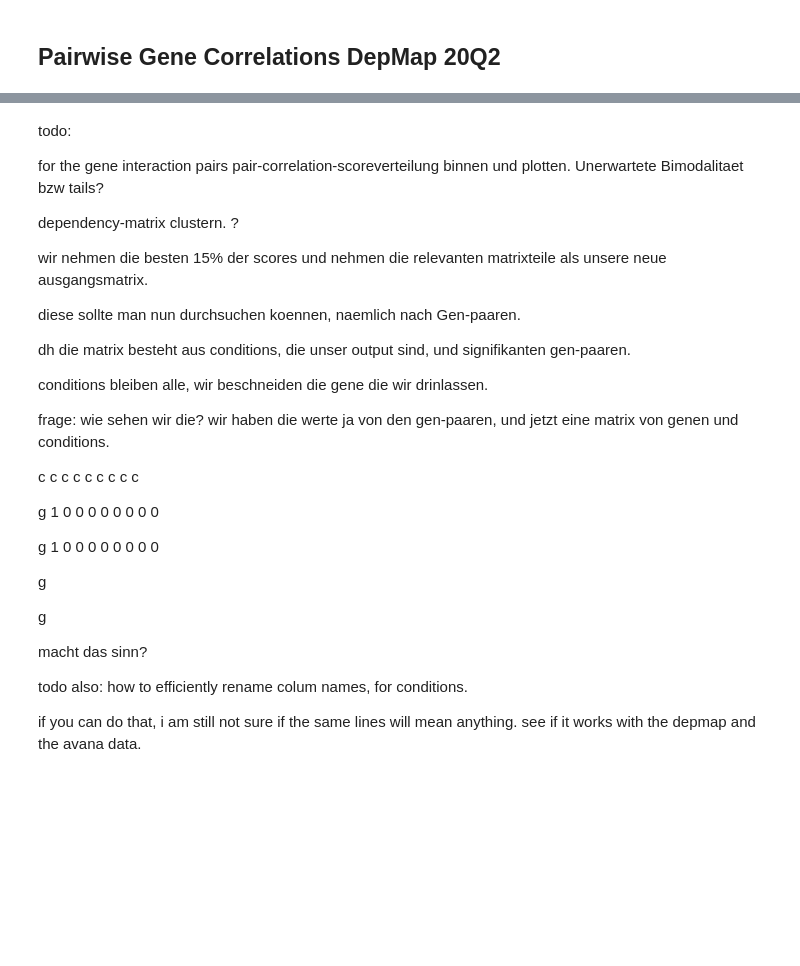
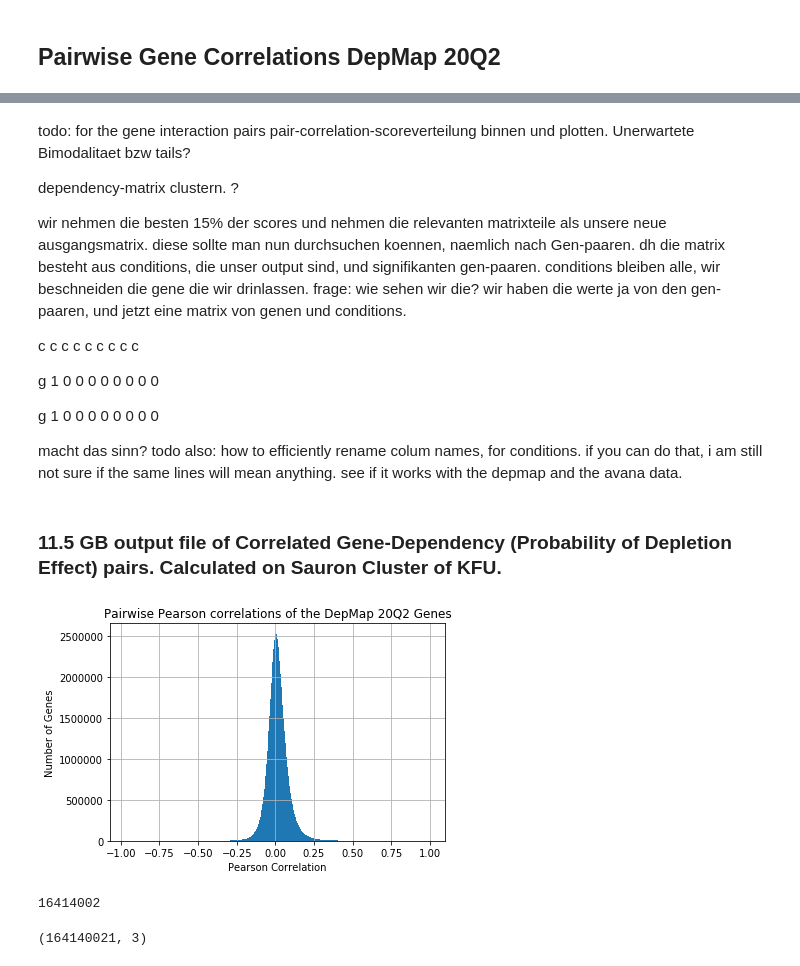
Before and after one commit to lannwal/projectlab, a Jupyter notebook: correlating_the_genes.ipynb, the cells around one changed output, grey strips where cells are left out. Saved outputs shown, nothing was run; the diff lists cells and outputs as text; code cells hidden in the pictures; blank space fills up the shorter version.

```diff
--- a/correlating_the_genes.ipynb
+++ b/correlating_the_genes.ipynb
@@ -165,31 +391,23 @@ result.sort_values(by=['PCC'])
 result.to_csv('pairwise-gene-correlations-DepMap-20Q2.csv')
 # %% [markdown]
 todo:
-
 for the gene interaction pairs
 pair-correlation-scoreverteilung binnen und plotten. Unerwartete Bimodalitaet bzw tails?
-
 
 dependency-matrix clustern. ?
 
 wir nehmen die besten 15% der scores und
 nehmen die relevanten matrixteile als unsere
 neue ausgangsmatrix.
-
 diese sollte man nun durchsuchen koennen,
 naemlich nach Gen-paaren.
-
 dh die matrix besteht aus conditions, die
 unser output sind, und signifikanten gen-paaren.
-
 conditions bleiben alle, wir beschneiden die
 gene die wir drinlassen.
-
 frage: wie sehen wir die? wir haben die werte
 ja von den gen-paaren, und jetzt eine matrix
 von genen und conditions.
-
-
 
    c c c c c c c c c
 
@@ -197,19 +415,11 @@ g  1 0 0 0 0 0 0 0 0
 
 g  1 0 0 0 0 0 0 0 0
 
-g
-
-g
 
 macht das sinn?
-
-
-
 todo also:
 how to efficiently rename colum names, for conditions.
-
-if you can do that, i am still not sure if the same lines will mean anything.
-see if it works with the depmap and the avana data.
+if you can do that, i am still not sure if the same lines will mean anything. see if it works with the depmap and the avana data.
 # %%
 import pandas as pd
 import numpy as np
@@ -235,3 +448,5 @@ result.columns = ['PCC', 'p-value']
 print(result.sort_index())
 # berechnung dauert lang, unbedingt als csv exportieren
 result.to_csv('pairwise-gene-correlations-DepMap-20Q2.csv')
+# %% [markdown]
+### 11.5 GB output file of Correlated Gene-Dependency (Probability of Depletion Effect) pairs. Calculated on Sauron Cluster of KFU.
@@ -237,0 +458,8 @@ result.to_csv('pairwise-gene-correlations-DepMap-20Q2.csv')
+# %%
+sorted_corrs['PCC'].hist(bins=1000)
+plt.title("Pairwise Pearson correlations of the DepMap 20Q2 Genes")
+plt.xlabel("Pearson Correlation")
+plt.ylabel("Number of Genes")
+plt.savefig('pcc_histogram')
+# %% [output]
+[figure, added]
@@ -237,0 +474,8 @@ result.to_csv('pairwise-gene-correlations-DepMap-20Q2.csv')
+# %%
+top_ten_percent = np.int(np.round(0.1*np.shape(sorted_corrs)[0]))
+# %% [output]
+16414002
+# %%
+np.shape(sorted_corrs)
+# %% [output]
+(164140021, 3)
```
Also changed, not shown: parts of 99 cells of this notebook, 1 other file.
